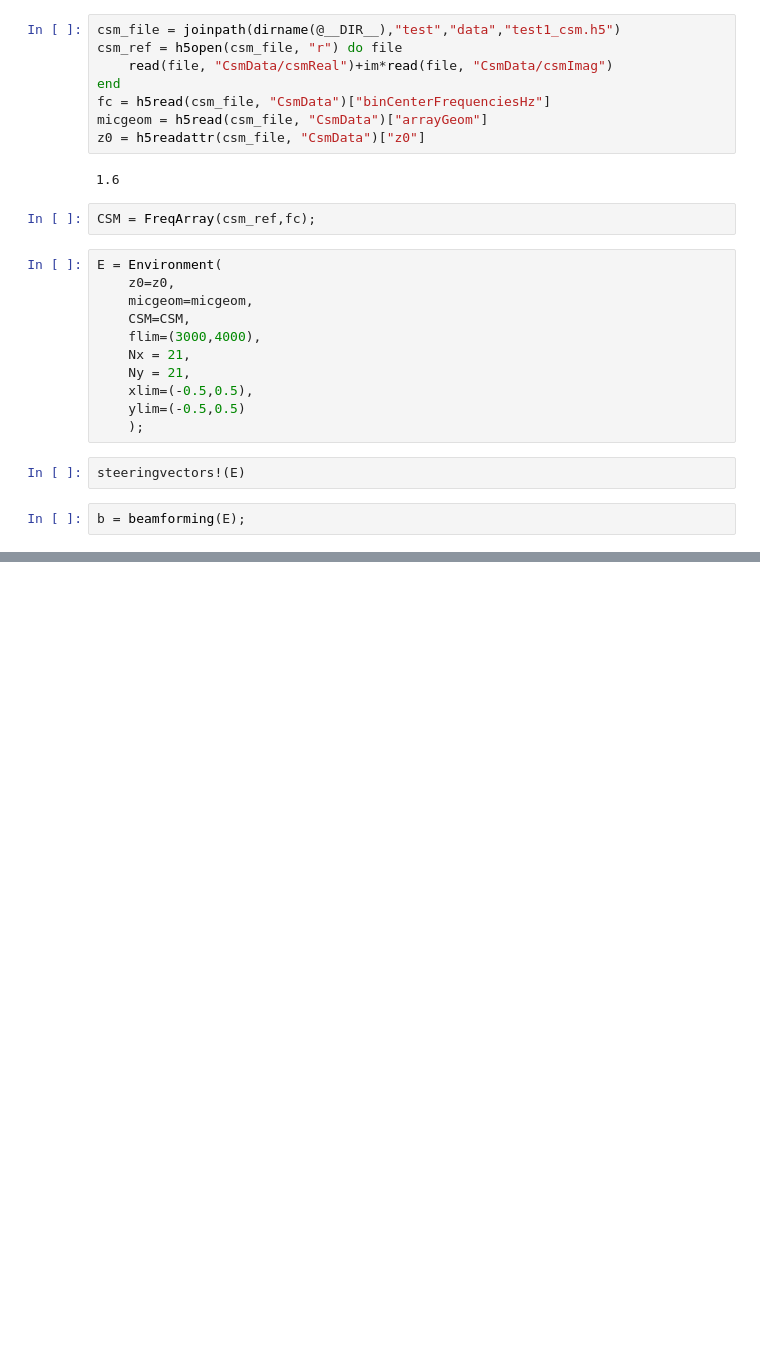
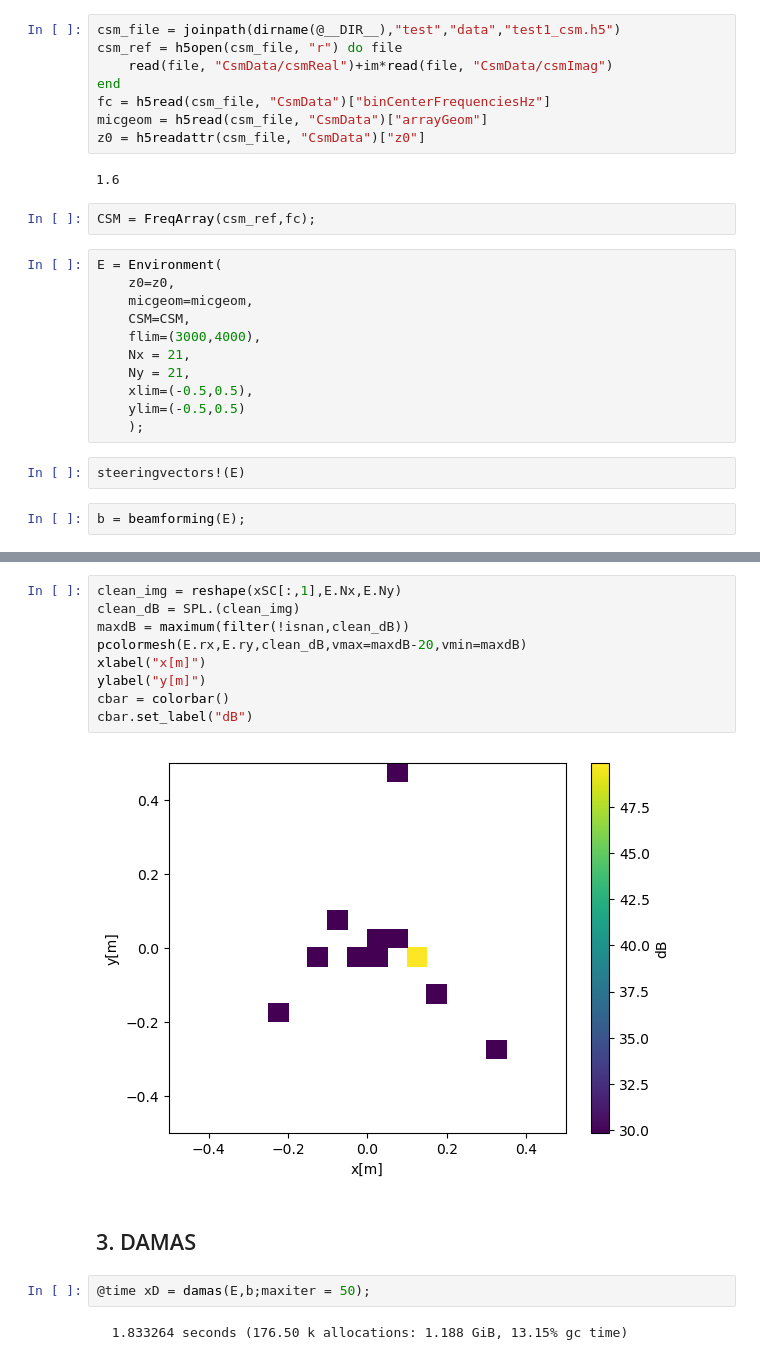
Before and after one commit to 1oly/AeroAcoustics.jl, a Jupyter notebook: examples/Quick_start.ipynb, the cells around one changed output, grey strips where cells are left out. Saved outputs shown, nothing was run; the diff lists cells and outputs as text; blank space fills up the shorter version.

```diff
--- a/examples/Quick_start.ipynb
+++ b/examples/Quick_start.ipynb
@@ -36,0 +54,17 @@ PyObject <matplotlib.colorbar.Colorbar object at 0x...>
+# %%
+clean_img = reshape(xSC[:,1],E.Nx,E.Ny)
+clean_dB = SPL.(clean_img)
+maxdB = maximum(filter(!isnan,clean_dB))
+pcolormesh(E.rx,E.ry,clean_dB,vmax=maxdB-20,vmin=maxdB)
+xlabel("x[m]")
+ylabel("y[m]")
+cbar = colorbar()
+cbar.set_label("dB")
+# %% [output]
+[figure, added]
+# %% [markdown]
+## 3. DAMAS
+# %%
+@time xD = damas(E,b;maxiter = 50);
+# %% [output]
+  1.833264 seconds (176.50 k allocations: 1.188 GiB, 13.15% gc time)
```
Also changed, not shown: parts of 13 cells of this notebook, 2 other files.
